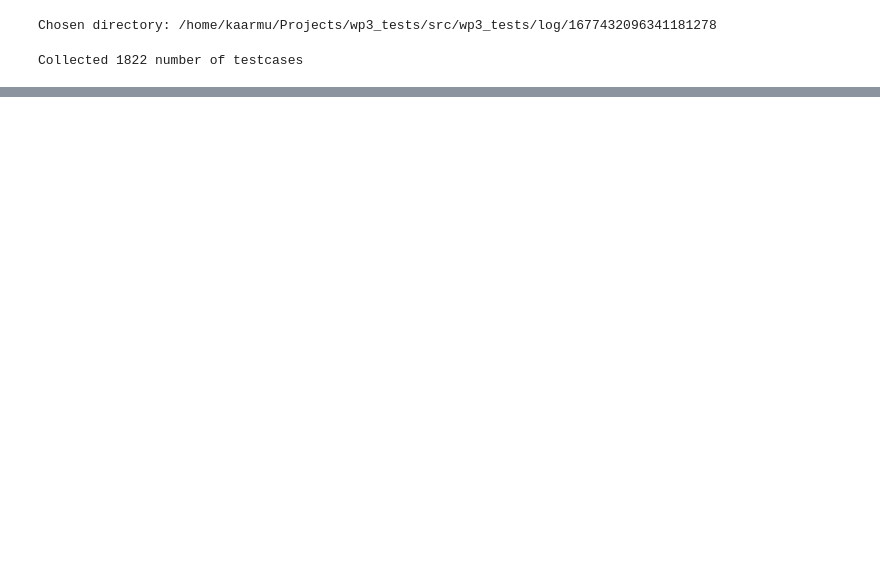
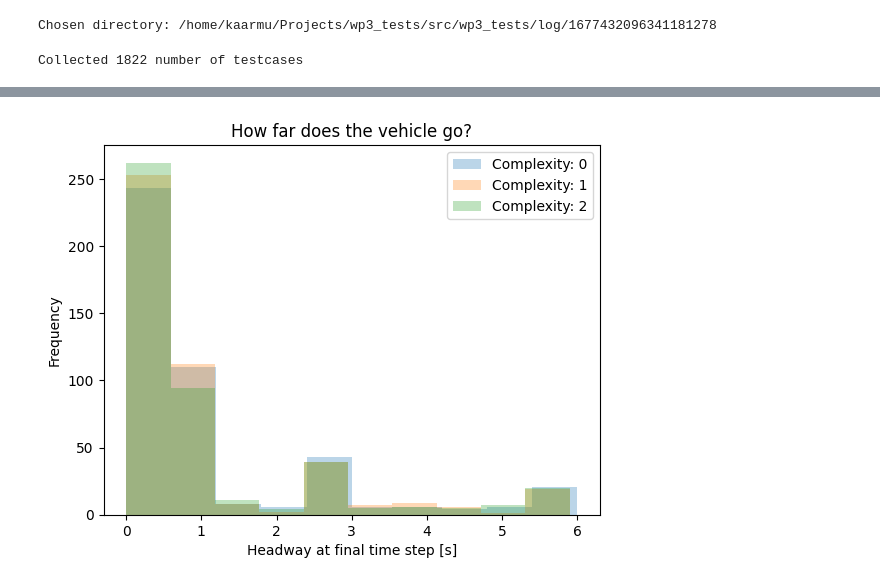
Before and after one commit to KTH-SML/kaarmu_svea, a Jupyter notebook: src/wp3_tests/notebooks/Plots.ipynb, the cells around one changed output, grey strips where cells are left out. Cells and saved outputs as stored; diff of their text form; code cells hidden in the pictures; blank space fills up the shorter version.

```diff
--- a/src/wp3_tests/notebooks/Plots.ipynb
+++ b/src/wp3_tests/notebooks/Plots.ipynb
@@ -165,0 +165,57 @@ _ = unsafe.plot.scatter(x='Packet Size', y='Latency', c='red', ax=ax)
+# %%
+"""
+Name: How far does the vehicle go?
+
+Background:
+    When the vehicle becomes unsafe, the vehicle will finish the test.
+    Thus, if we look at the headway at the last time step of each test
+    case then we can determine how near the intersection a vehicle can
+    go before becoming unsafe.
+
+Description:
+    This is a measure of ...
+
+Expected Result:
+    That vehicles reach the intersection while being safe.
+"""
+
+import numpy as np
+import matplotlib.pyplot as plt
+
+# Device Under Test i.e. the vehicle(s) we want to examine
+DUT = 'svea2', 'svea5'
+
+fig = plt.figure()
+ax = fig.gca()
+
+res = pd.DataFrame()
+for test, vehicle in dfs:
+
+    if isinstance(DUT, tuple) and vehicle not in DUT: continue
+    elif isinstance(DUT, str) and vehicle != DUT: continue
+    elif dfs[test, vehicle].empty: continue
+
+    df = dfs[test, vehicle]
+    new = pd.DataFrame({
+        'complexity': cfs[test].COMP_ORDR,
+        'headway': df['headway'],
+    })
+
+    res = pd.concat([res, new.tail(1)], ignore_index=True)
+
+for i in range(3):
+
+    r = res[res['complexity'] == i]
+
+    # safe = r[r['safe']]
+    # unsafe = r[~r['safe']]
+
+    r['headway'].plot.hist(alpha=0.3, label=f'Complexity: {i}', ax=ax)
+
+ax.set_title('How far does the vehicle go?')
+ax.set_xlabel('Headway at final time step [s]')
+ax.legend()
+
+None
+# %% [output]
+[figure, added]
```
Also changed, not shown: parts of 9 cells of this notebook.
